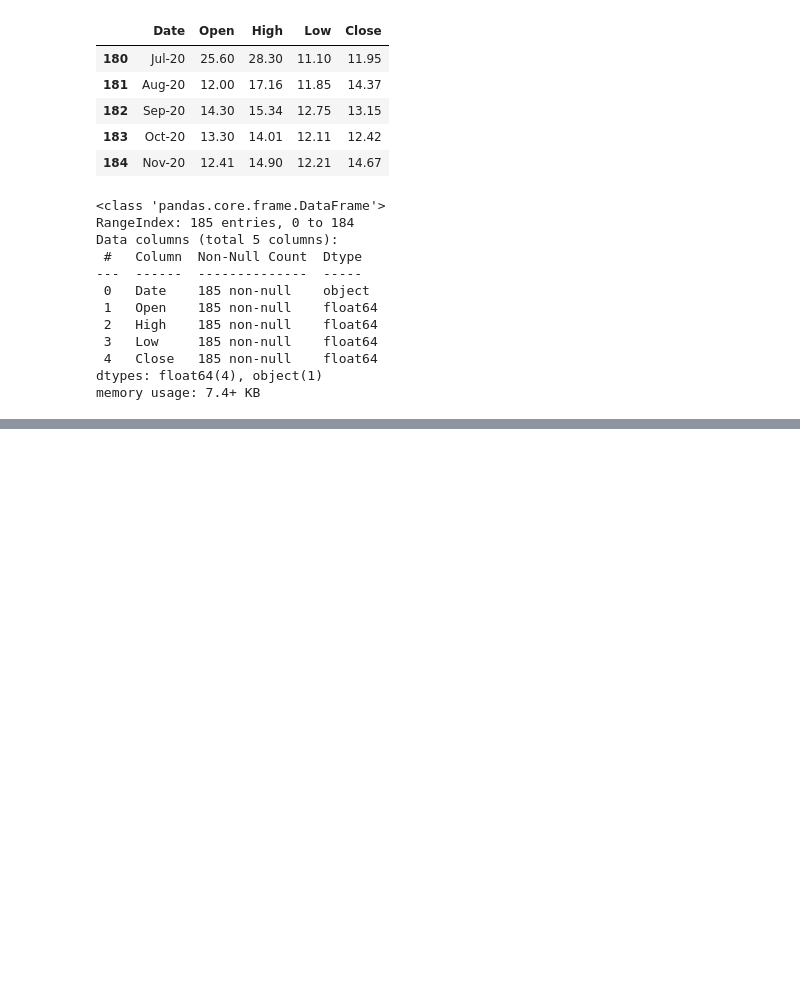
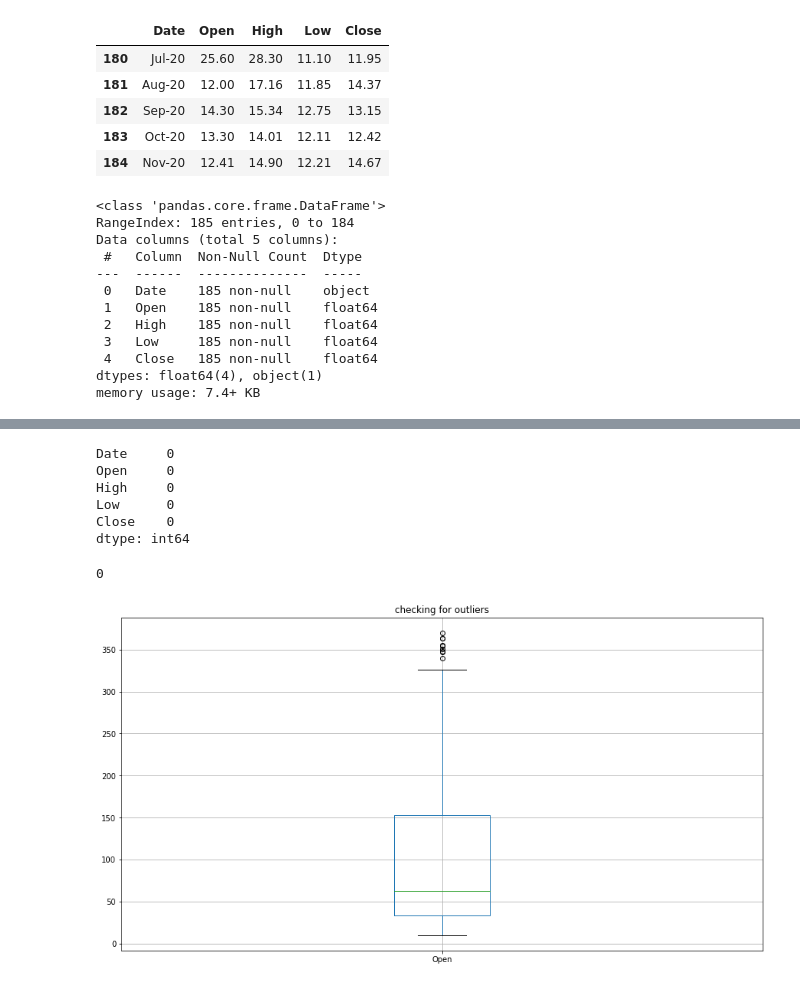
Before and after one commit to nehaa54/StockClosingPricePred, a Jupyter notebook: YesBankStockClosingPrediction.ipynb, the cells around one changed output, grey strips where cells are left out. Cells and saved outputs as stored; diff of their text form; code cells hidden in the pictures; blank space fills up the shorter version.

```diff
--- a/YesBankStockClosingPrediction.ipynb
+++ b/YesBankStockClosingPrediction.ipynb
@@ -18,5 +23,5 @@ Mounted at /content/drive
 # %%
-dataset= pd.read_csv('/content/data_YesBank_StockPrices.csv')
+dataset= pd.read_csv('/content/drive/MyDrive/Capstone project-02/data_YesBank_StockPrices.csv')
 # %%
 dataset.head()
 # %% [output]
@@ -73,0 +67,3 @@ Text(0, 0.5, 'Close')
+# %%
+from datetime import datetime
+dataset['Date'] = pd.to_datetime(dataset['Date'].apply(lambda x: datetime.strptime(x,'%b-%y')))
@@ -73,0 +82,20 @@ Text(0, 0.5, 'Close')
+# %%
+dataset.isnull().sum()
+# %% [output]
+Date     0
+Open     0
+High     0
+Low      0
+Close    0
+dtype: int64
+# %%
+len(dataset[dataset.duplicated()])
+# %% [output]
+0
+# %%
+plt.figure(figsize=(15,8))
+dataset.boxplot('Open')
+plt.title('checking for outliers')
+plt.show()
+# %% [output]
+[figure, added]
```
Also changed, not shown: parts of 19 cells of this notebook.
